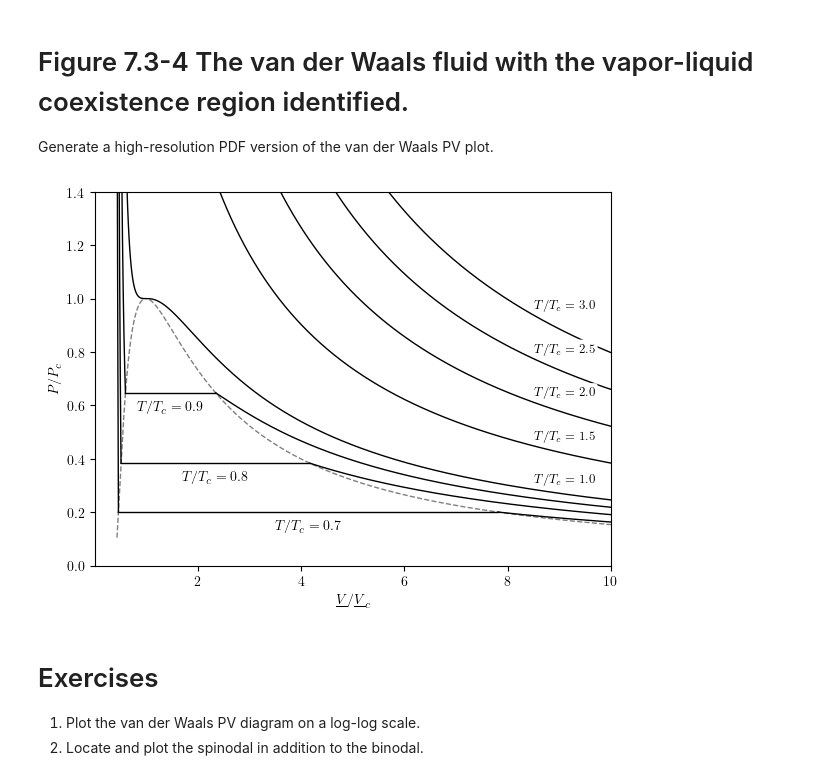
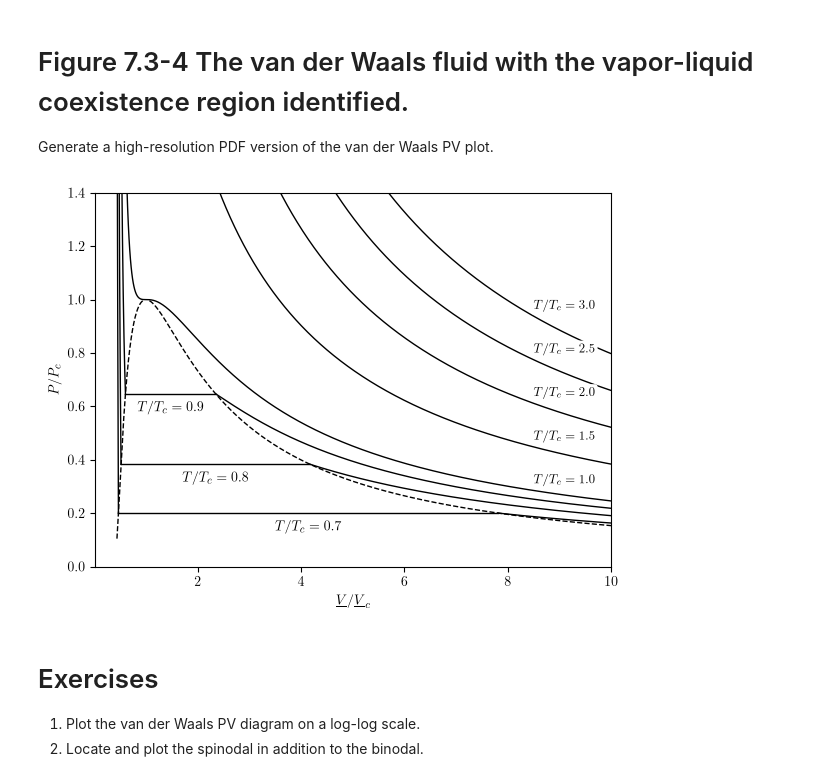
Before and after one commit to emfurst/cbet6e, a Jupyter notebook: code/ch7/van_der_waals_EOS.ipynb, the cells around one changed output. Saved outputs shown, nothing was run; the diff lists cells and outputs as text; code cells hidden in the pictures.

Commit message:
Update code and data

```diff
--- a/code/ch7/van_der_waals_EOS.ipynb
+++ b/code/ch7/van_der_waals_EOS.ipynb
@@ -788,36 +705,36 @@ for Tr in np.array([0.7, 0.8, 0.9]):
         color="black",
         ha="center",
         va="top",
         transform=text_transform,
     )
 
     # Above vapor line
     V = np.linspace(row["vV"], Vr_max, 1000)
     ax.plot(V, rvdw_P(V, row["T"]), color='black', linestyle='-', linewidth=1)
 
     # Below liquid line
     V = np.linspace(row["vL"], Vr_min, 1000)
     ax.plot(V, rvdw_P(V, row["T"]), color='black', linestyle='-', linewidth=1)
 
 # coexistence lines behind
-sns.lineplot(data=df_eq, x="vV", y="P", color="gray", linewidth=1,
+sns.lineplot(data=df_eq, x="vV", y="P", color="black", linewidth=1,
              ax=ax, linestyle="--", zorder=0, legend=False)
-sns.lineplot(data=df_eq, x="vL", y="P", color="gray", linewidth=1,
+sns.lineplot(data=df_eq, x="vL", y="P", color="black", linewidth=1,
              ax=ax, linestyle="--", zorder=0, legend=False)
 
 ax.set_xlim(.01, 10)
 ax.set_ylim(0, 1.4)
 ax.set_xlabel(r"$\underline{V}/ \underline{V}_c$")
 ax.set_ylabel(r"$P/P_c$")
 
 fig.tight_layout()
 
 # ---- SAVE HIGH-QUALITY PDF ----
 fig.savefig("pdf/Fig_7.3-4.pdf", bbox_inches="tight", pad_inches=0.02)
 
 plt.show()
 # %% [output]
-[figure, old version]
+[figure, new version]
 # %% [markdown]
 # Exercises
 
```
Also changed, not shown: parts of 9 cells of this notebook, 30 other files.
